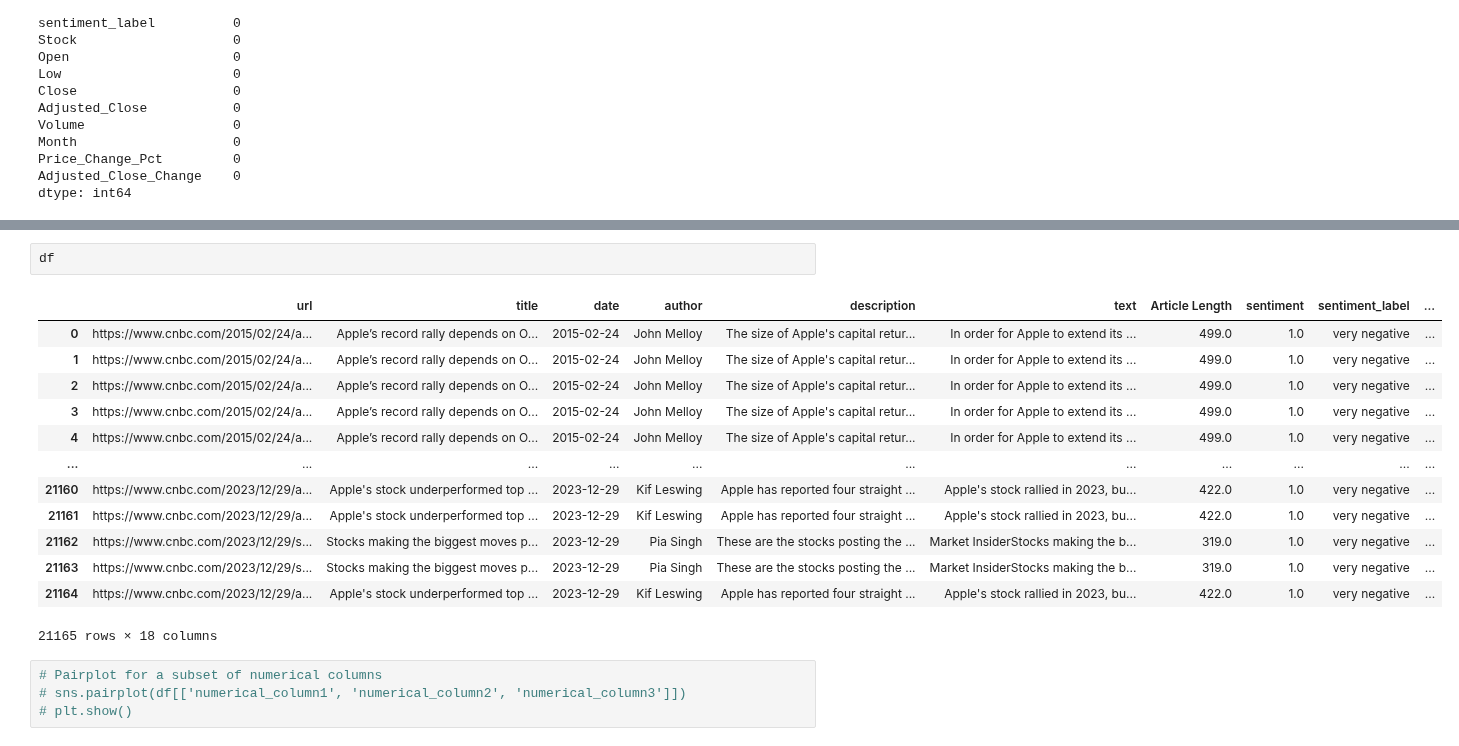
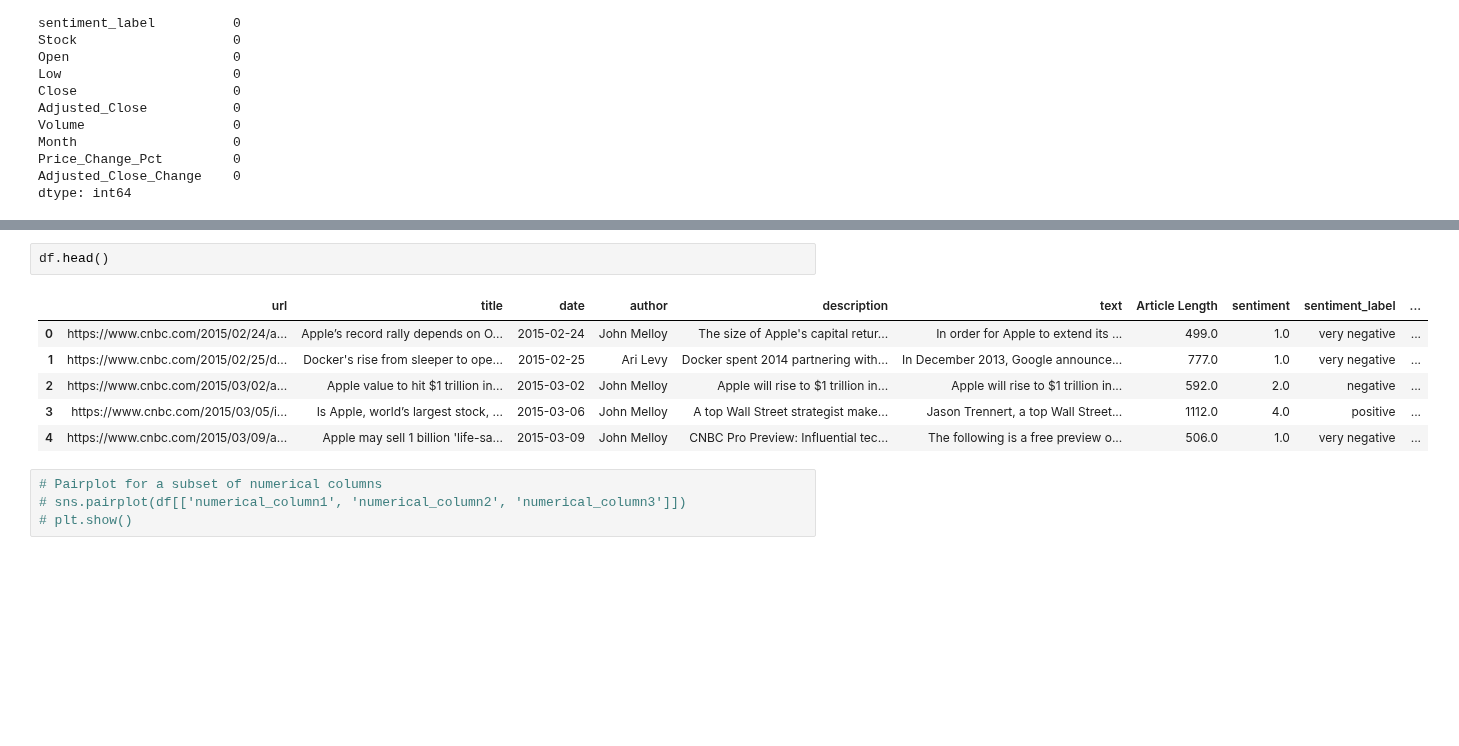
Before and after one commit to EthanFalcao/Sentiment-Analysis-in-Financial-Markets, a Jupyter notebook: 6. merge_eda.ipynb, the cells around one changed output, grey strips where cells are left out. Cells and saved outputs as stored; diff of their text form; blank space fills up the shorter version.

```diff
--- a/6. merge_eda.ipynb
+++ b/6. merge_eda.ipynb
@@ -141,19 +141,12 @@ corr.style.background_gradient(cmap='coolwarm')
 # %%
-df
+df.head()
 # %% [output]
 |  | url | title | date | author | description | text | Article Length | sentiment | sentiment_label | ... |
 | 0 | https://www.cnbc.com/2015/02/24/a... | Apple’s record rally depends on O... | 2015-02-24 | John Melloy | The size of Apple's capital retur... | In order for Apple to extend its ... | 499.0 | 1.0 | very negative | ... |
-| 1 | https://www.cnbc.com/2015/02/24/a... | Apple’s record rally depends on O... | 2015-02-24 | John Melloy | The size of Apple's capital retur... | In order for Apple to extend its ... | 499.0 | 1.0 | very negative | ... |
-| 2 | https://www.cnbc.com/2015/02/24/a... | Apple’s record rally depends on O... | 2015-02-24 | John Melloy | The size of Apple's capital retur... | In order for Apple to extend its ... | 499.0 | 1.0 | very negative | ... |
-| 3 | https://www.cnbc.com/2015/02/24/a... | Apple’s record rally depends on O... | 2015-02-24 | John Melloy | The size of Apple's capital retur... | In order for Apple to extend its ... | 499.0 | 1.0 | very negative | ... |
-| 4 | https://www.cnbc.com/2015/02/24/a... | Apple’s record rally depends on O... | 2015-02-24 | John Melloy | The size of Apple's capital retur... | In order for Apple to extend its ... | 499.0 | 1.0 | very negative | ... |
-| ... | ... | ... | ... | ... | ... | ... | ... | ... | ... | ... |
-| 21160 | https://www.cnbc.com/2023/12/29/a... | Apple's stock underperformed top ... | 2023-12-29 | Kif Leswing | Apple has reported four straight ... | Apple's stock rallied in 2023, bu... | 422.0 | 1.0 | very negative | ... |
-| 21161 | https://www.cnbc.com/2023/12/29/a... | Apple's stock underperformed top ... | 2023-12-29 | Kif Leswing | Apple has reported four straight ... | Apple's stock rallied in 2023, bu... | 422.0 | 1.0 | very negative | ... |
-| 21162 | https://www.cnbc.com/2023/12/29/s... | Stocks making the biggest moves p... | 2023-12-29 | Pia Singh | These are the stocks posting the ... | Market InsiderStocks making the b... | 319.0 | 1.0 | very negative | ... |
-| 21163 | https://www.cnbc.com/2023/12/29/s... | Stocks making the biggest moves p... | 2023-12-29 | Pia Singh | These are the stocks posting the ... | Market InsiderStocks making the b... | 319.0 | 1.0 | very negative | ... |
-| 21164 | https://www.cnbc.com/2023/12/29/a... | Apple's stock underperformed top ... | 2023-12-29 | Kif Leswing | Apple has reported four straight ... | Apple's stock rallied in 2023, bu... | 422.0 | 1.0 | very negative | ... |
+| 1 | https://www.cnbc.com/2015/02/25/d... | Docker's rise from sleeper to ope... | 2015-02-25 | Ari Levy | Docker spent 2014 partnering with... | In December 2013, Google announce... | 777.0 | 1.0 | very negative | ... |
+| 2 | https://www.cnbc.com/2015/03/02/a... | Apple value to hit $1 trillion in... | 2015-03-02 | John Melloy | Apple will rise to $1 trillion in... | Apple will rise to $1 trillion in... | 592.0 | 2.0 | negative | ... |
+| 3 | https://www.cnbc.com/2015/03/05/i... | Is Apple, world’s largest stock, ... | 2015-03-06 | John Melloy | A top Wall Street strategist make... | Jason Trennert, a top Wall Street... | 1112.0 | 4.0 | positive | ... |
+| 4 | https://www.cnbc.com/2015/03/09/a... | Apple may sell 1 billion 'life-sa... | 2015-03-09 | John Melloy | CNBC Pro Preview: Influential tec... | The following is a free preview o... | 506.0 | 1.0 | very negative | ... |
-21165 rows × 18 columns
 # %%
 # Pairplot for a subset of numerical columns
 # sns.pairplot(df[['numerical_column1', 'numerical_column2', 'numerical_column3']])
```
Also changed, not shown: parts of 7 cells of this notebook, 6 other files.
